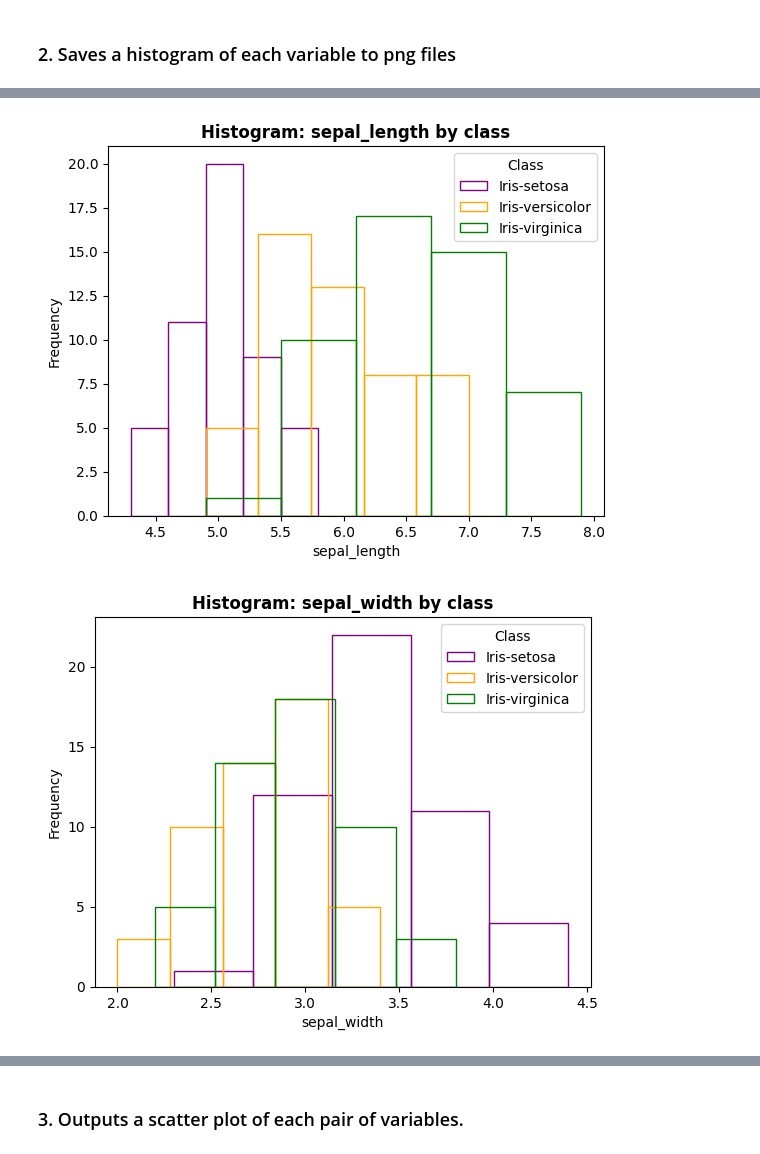
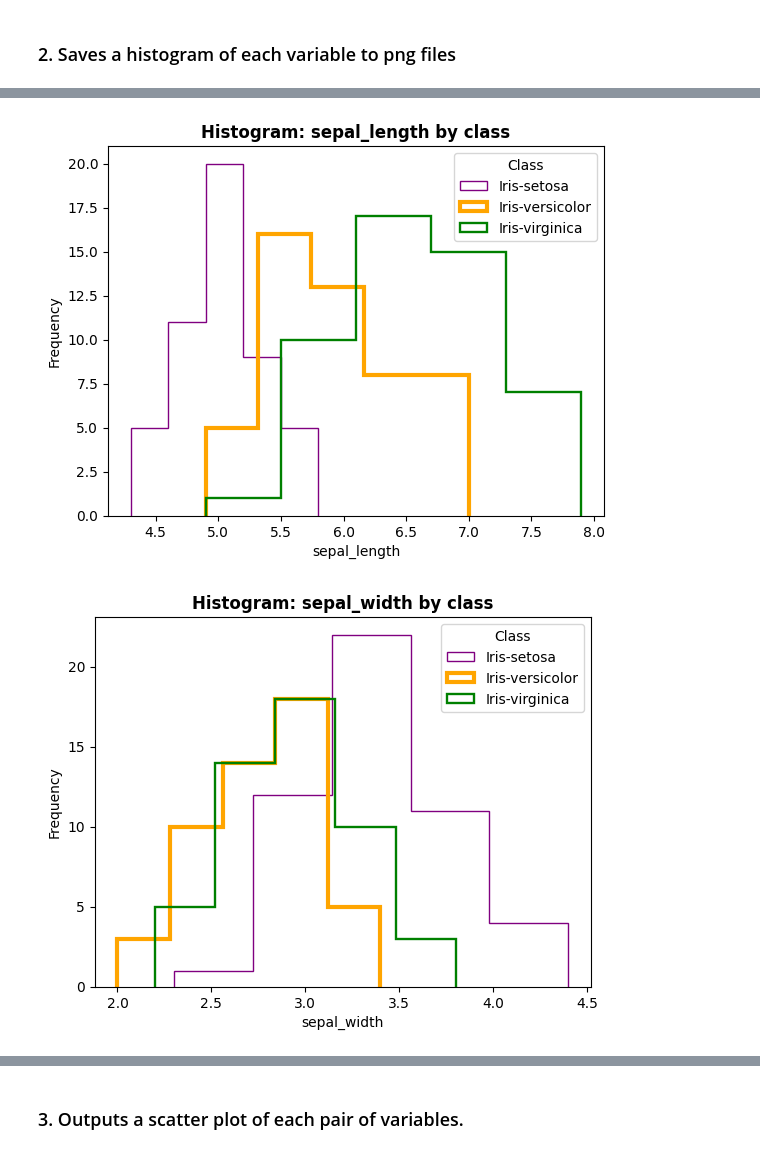
Before and after one commit to quyenphanlyons/pands-project, a Jupyter notebook: notebook.ipynb, the cells around one changed output, grey strips where cells are left out. Saved outputs shown, nothing was run; the diff lists cells and outputs as text; code cells hidden in the pictures.

```diff
--- a/notebook.ipynb
+++ b/notebook.ipynb
@@ -143,7 +156,7 @@ from matplotlib import pyplot as plt
 for column in tableau.columns:
     # Create histograms
     plt.figure()
-    plt.hist(tableau[column],bins = 10, alpha = 0.5, color = 'green', edgecolor = 'black')
+    plt.hist(tableau[column],bins = 11, alpha = 0.5, color = 'green', edgecolor = 'black')
 
     # Add labels and title
     plt.xlabel(column)
@@ -162,29 +184,29 @@ for column in tableau.columns:
 # %%
 from matplotlib import pyplot as plt
-# Initialize a 3x3 charts
+
 plt.figure()
 
 for column in tableau.iloc[:,:4]:
     #define points values by group
     A = tableau.loc[tableau['class'] == 'Iris-setosa', column]
     B = tableau.loc[tableau['class'] == 'Iris-versicolor', column]
     C = tableau.loc[tableau['class'] == 'Iris-virginica', column]
 
     #add three histograms to one plot
-    plt.hist(A, bins=5, label='Iris-setosa', edgecolor = 'purple', fill=False)
-    plt.hist(B, bins=5, label='Iris-versicolor', edgecolor = 'orange', fill=False)
-    plt.hist(C, bins=5, label='Iris-virginica', edgecolor = 'green', fill=False)
+    plt.hist(A, bins=5, label='Iris-setosa', edgecolor = 'purple', histtype="step")
+    plt.hist(B, bins=5, label='Iris-versicolor', edgecolor = 'orange', linewidth=3, histtype="step")
+    plt.hist(C, bins=5, label='Iris-virginica', edgecolor = 'green', linewidth=1.7, histtype="step")
 
     #add plot title and axis labels
     plt.title(f'Histogram: {column} by class', fontweight='bold')
     plt.xlabel(column)
     plt.ylabel('Frequency')
 
     #add legend
     plt.legend(title='Class')
 
     #display plot
     plt.show()
 # %% [output]
-[figure, old version]
+[figure, new version]
-[figure, old version]
+[figure, new version]
```
Also changed, not shown: parts of 10 cells of this notebook, 6 other files.
